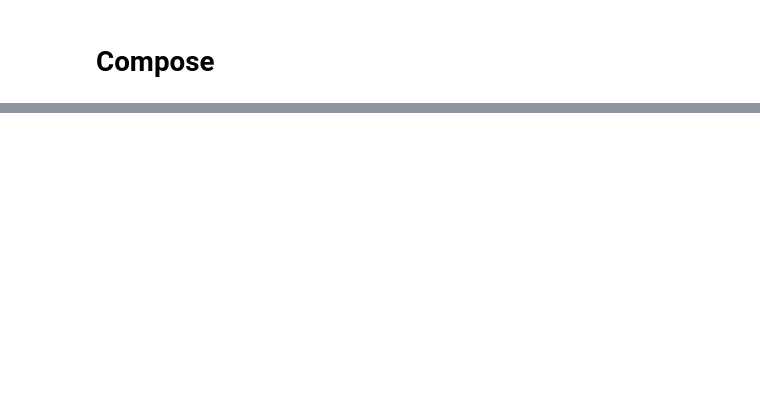
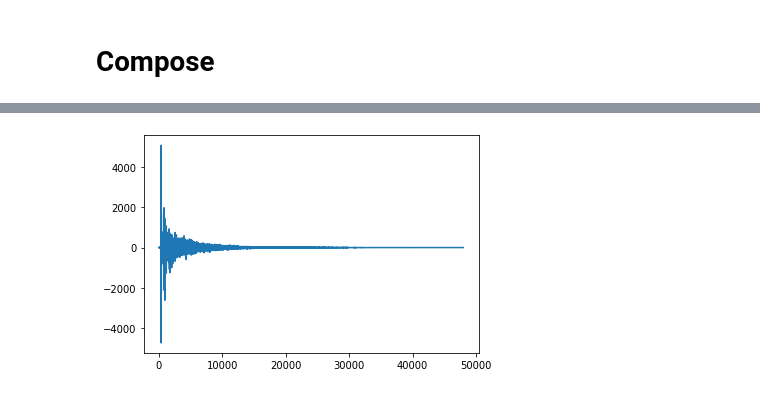
Before and after one commit to shangeth/wavencoder, a Jupyter notebook: examples/notebooks/wavencoder_transform.ipynb, the cells around one changed output, grey strips where cells are left out. Saved outputs shown, nothing was run; the diff lists cells and outputs as text; code cells hidden in the pictures; blank space fills up the shorter version.

```diff
--- a/examples/notebooks/wavencoder_transform.ipynb
+++ b/examples/notebooks/wavencoder_transform.ipynb
@@ -116,0 +130,10 @@ random.random()
+# %%
+import scipy.io as io
+
+npy = io.loadmat('/home/shangeth/Downloads/IR1.mat')['risp_imp']
+
+plt.plot(npy)
+plt.show()
+IPython.display.Audio(npy.reshape(-1), rate=16000)
+# %% [output]
+[figure, added]
```
Also changed, not shown: parts of 14 cells of this notebook, 3 other files.
